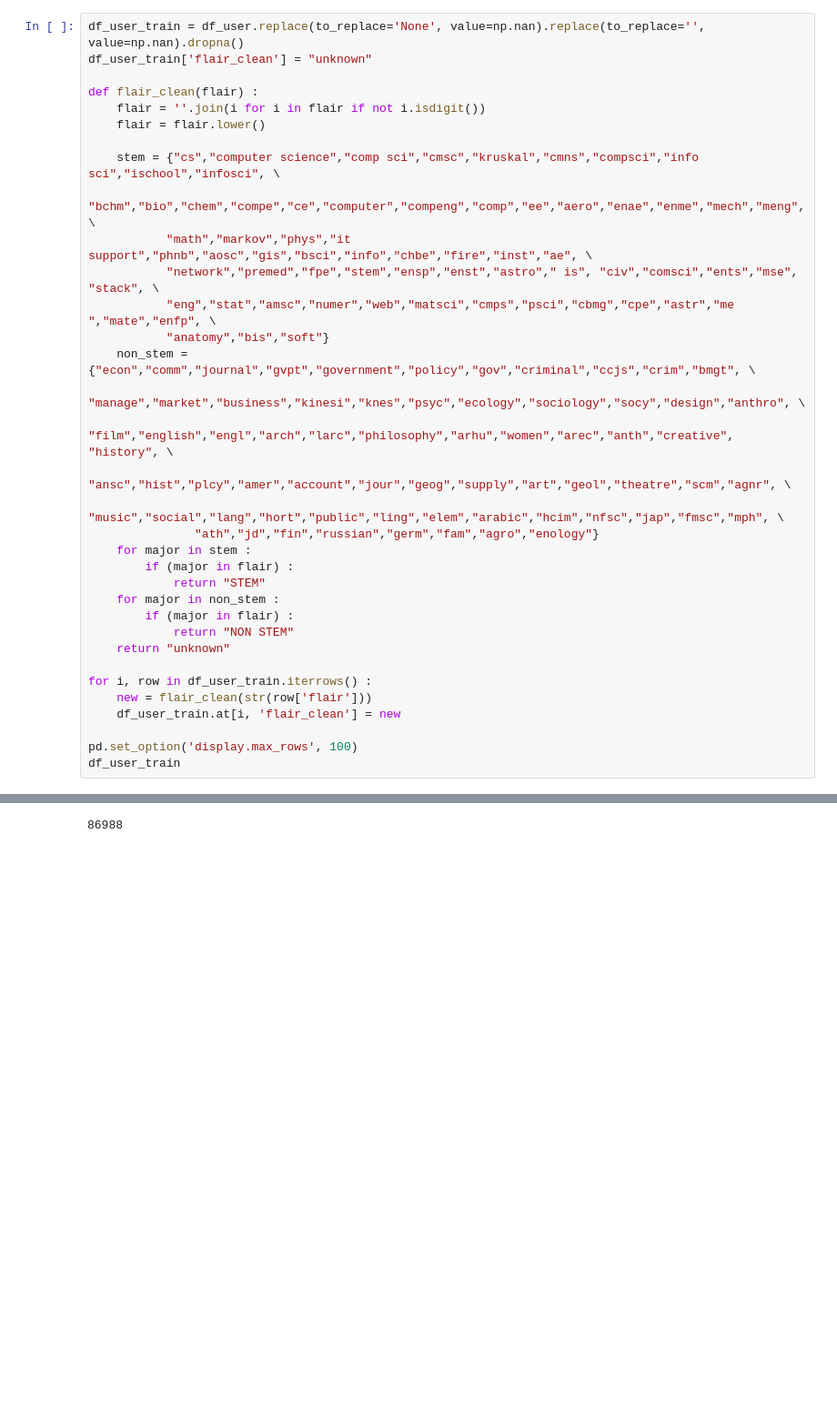
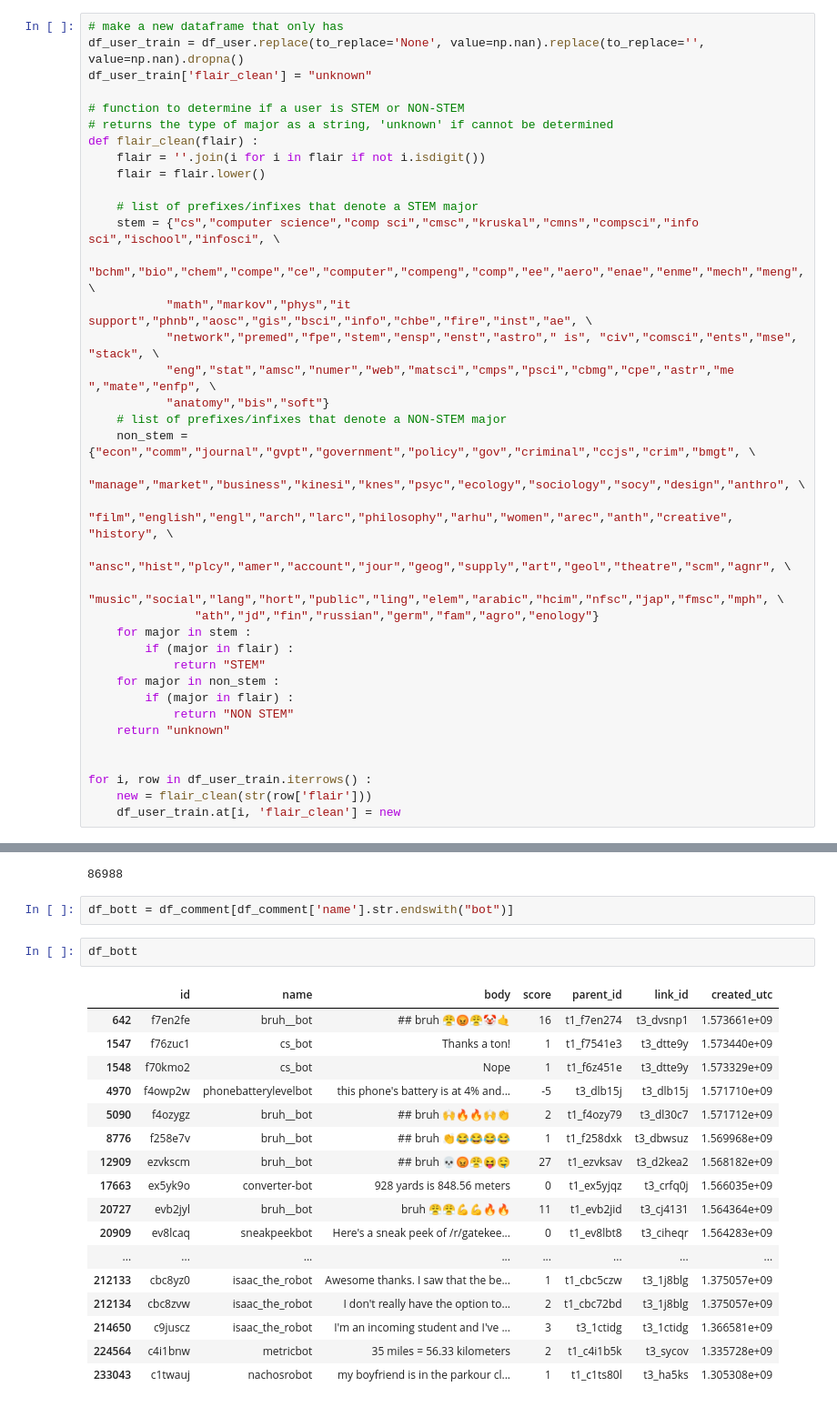
Before and after one commit to timhenderson17/timhenderson17.github.io, a Jupyter notebook: tim.ipynb, the cells around one changed output, grey strips where cells are left out. Shown at 91% size. Drawn from its saved outputs; the diff is of its cells as text; blank space fills up the shorter version.

```diff
--- a/tim.ipynb
+++ b/tim.ipynb
@@ -121,17 +186,22 @@ ax.legend(frameon=False, bbox_to_anchor=(1.5,0.8))
 # %%
+# make a new dataframe that only has
 df_user_train = df_user.replace(to_replace='None', value=np.nan).replace(to_replace='', value=np.nan).dropna()
 df_user_train['flair_clean'] = "unknown"
 
+# function to determine if a user is STEM or NON-STEM
+# returns the type of major as a string, 'unknown' if cannot be determined
 def flair_clean(flair) :
     flair = ''.join(i for i in flair if not i.isdigit())
     flair = flair.lower()
 
+    # list of prefixes/infixes that denote a STEM major
     stem = {"cs","computer science","comp sci","cmsc","kruskal","cmns","compsci","info sci","ischool","infosci", \
             "bchm","bio","chem","compe","ce","computer","compeng","comp","ee","aero","enae","enme","mech","meng", \
            "math","markov","phys","it support","phnb","aosc","gis","bsci","info","chbe","fire","inst","ae", \
            "network","premed","fpe","stem","ensp","enst","astro"," is", "civ","comsci","ents","mse", "stack", \
            "eng","stat","amsc","numer","web","matsci","cmps","psci","cbmg","cpe","astr","me ","mate","enfp", \
            "anatomy","bis","soft"}
+    # list of prefixes/infixes that denote a NON-STEM major
     non_stem = {"econ","comm","journal","gvpt","government","policy","gov","criminal","ccjs","crim","bmgt", \
                "manage","market","business","kinesi","knes","psyc","ecology","sociology","socy","design","anthro", \
                "film","english","engl","arch","larc","philosophy","arhu","women","arec","anth","creative", "history", \
@@ -146,9 +216,7 @@ def flair_clean(flair) :
             return "NON STEM"
     return "unknown"
 
+
 for i, row in df_user_train.iterrows() :
     new = flair_clean(str(row['flair']))
     df_user_train.at[i, 'flair_clean'] = new
-
-pd.set_option('display.max_rows', 100)
-df_user_train
@@ -247,3 +530,25 @@ sys.getsizeof(documentsss)
 len(documents)
 # %% [output]
 86988
+# %%
+df_bott = df_comment[df_comment['name'].str.endswith("bot")]
+# %%
+df_bott
+# %% [output]
+|  | id | name | body | score | parent_id | link_id | created_utc |
+| 642 | f7en2fe | bruh__bot | ## bruh 😤😡😤🤡🤙 | 16 | t1_f7en274 | t3_dvsnp1 | 1.573661e+09 |
+| 1547 | f76zuc1 | cs_bot | Thanks a ton! | 1 | t1_f7541e3 | t3_dtte9y | 1.573440e+09 |
+| 1548 | f70kmo2 | cs_bot | Nope | 1 | t1_f6z451e | t3_dtte9y | 1.573329e+09 |
+| 4970 | f4owp2w | phonebatterylevelbot | this phone's battery is at 4% and... | -5 | t3_dlb15j | t3_dlb15j | 1.571710e+09 |
+| 5090 | f4ozygz | bruh__bot | ## bruh 🙌🔥🔥🙌👏 | 2 | t1_f4ozy79 | t3_dl30c7 | 1.571712e+09 |
+| 8776 | f258e7v | bruh__bot | ## bruh 👏😂😂😂😂 | 1 | t1_f258dxk | t3_dbwsuz | 1.569968e+09 |
+| 12909 | ezvkscm | bruh__bot | ## bruh 💀😡😤😝🤤 | 27 | t1_ezvksav | t3_d2kea2 | 1.568182e+09 |
+| 17663 | ex5yk9o | converter-bot | 928 yards is 848.56 meters | 0 | t1_ex5yjqz | t3_crfq0j | 1.566035e+09 |
+| 20727 | evb2jyl | bruh__bot | bruh 😤😤💪💪🔥🔥 | 11 | t1_evb2jid | t3_cj4131 | 1.564364e+09 |
+| 20909 | ev8lcaq | sneakpeekbot | Here's a sneak peek of /r/gatekee... | 0 | t1_ev8lbt8 | t3_ciheqr | 1.564283e+09 |
+| ... | ... | ... | ... | ... | ... | ... | ... |
+| 212133 | cbc8yz0 | isaac_the_robot | Awesome thanks. I saw that the be... | 1 | t1_cbc5czw | t3_1j8blg | 1.375057e+09 |
+| 212134 | cbc8zvw | isaac_the_robot | I don't really have the option to... | 2 | t1_cbc72bd | t3_1j8blg | 1.375057e+09 |
+| 214650 | c9juscz | isaac_the_robot | I'm an incoming student and I've ... | 3 | t3_1ctidg | t3_1ctidg | 1.366581e+09 |
+| 224564 | c4i1bnw | metricbot | 35 miles = 56.33 kilometers | 2 | t1_c4i1b5k | t3_sycov | 1.335728e+09 |
+| 233043 | c1twauj | nachosrobot | my boyfriend is in the parkour cl... | 1 | t1_c1ts80l | t3_ha5ks | 1.305308e+09 |
```
Also changed, not shown: parts of 35 cells of this notebook, 1 other file.
